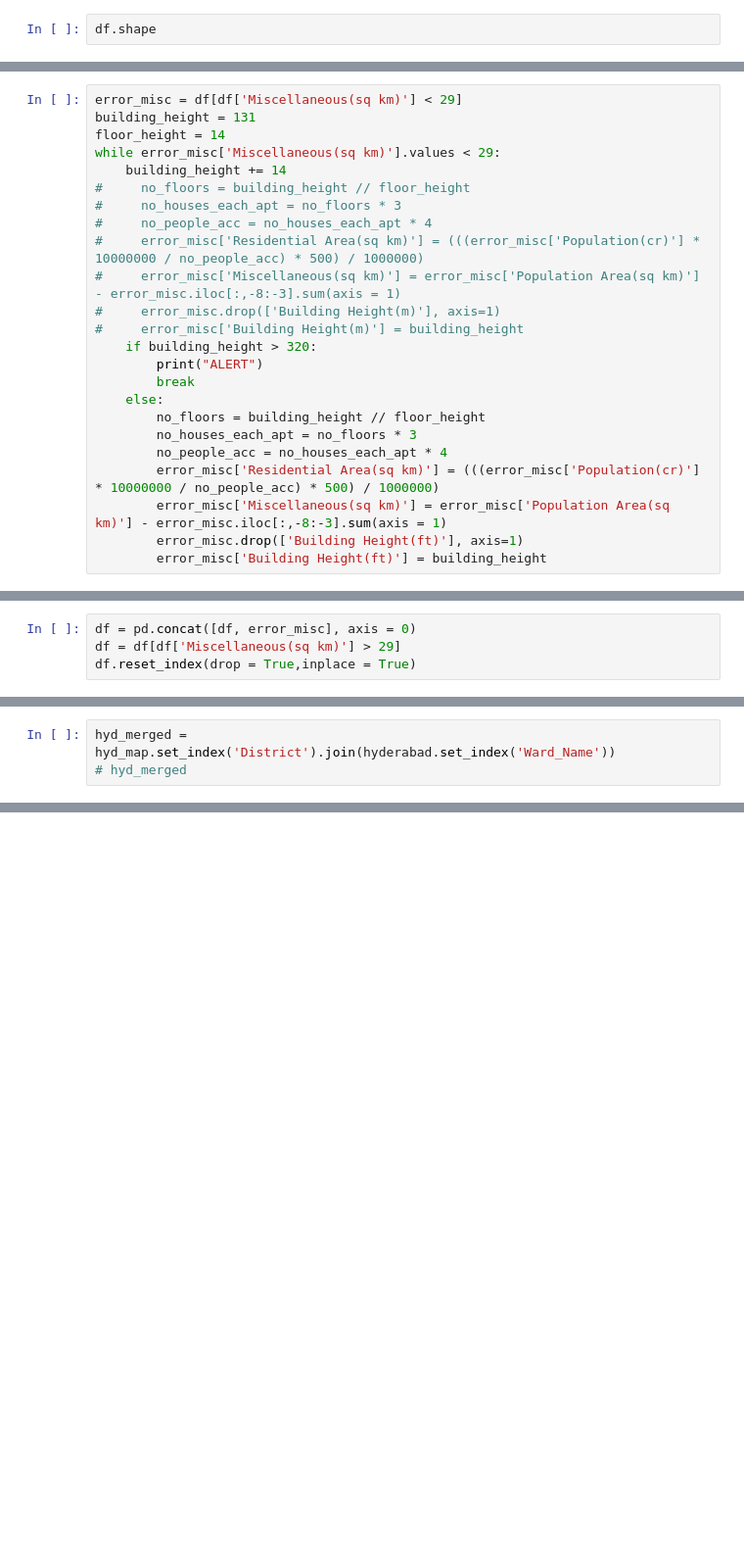
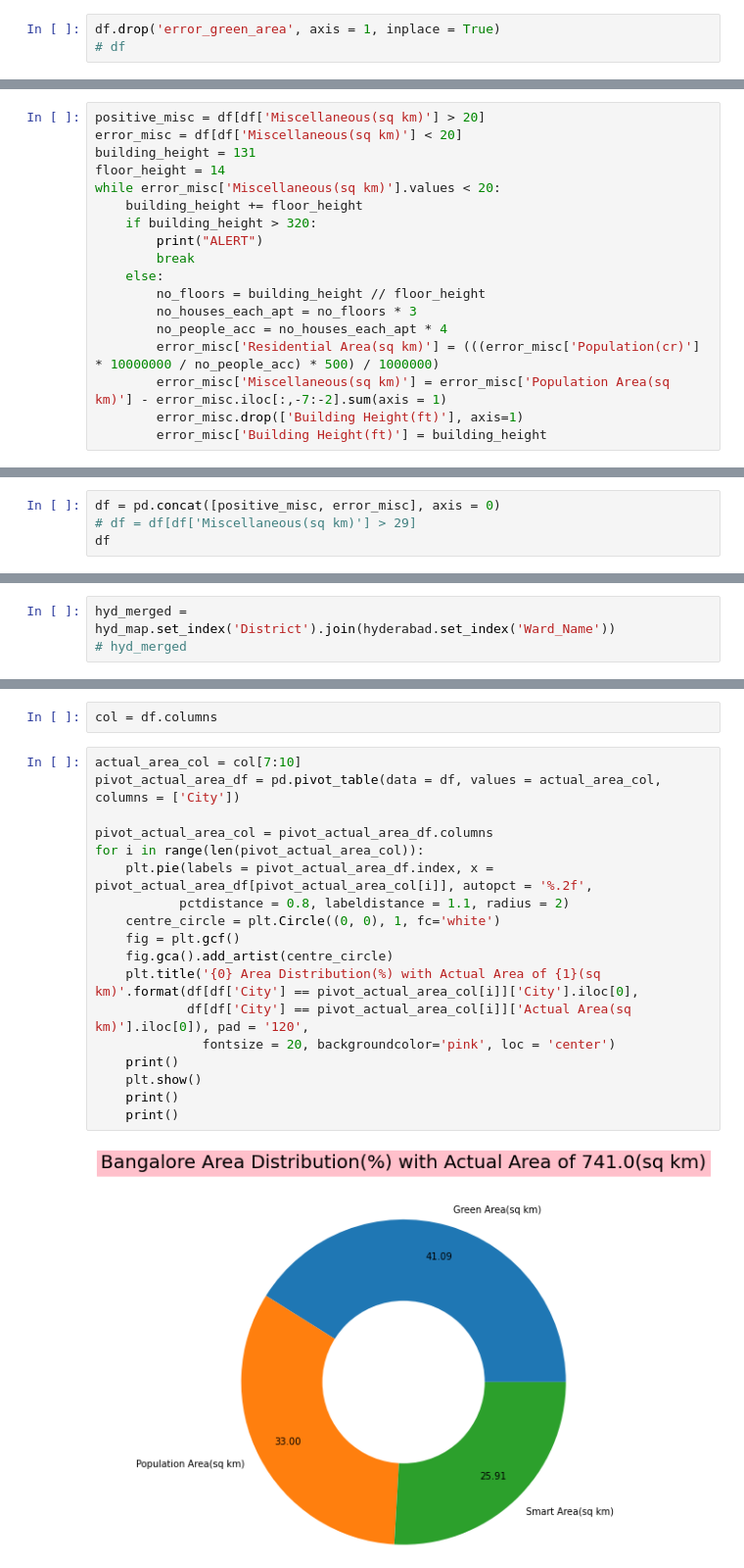
Before and after one commit to Shubhang7100/Urban-Development-Analysis, a Jupyter notebook: Smart Plan Analysis.ipynb, the cells around one changed output, grey strips where cells are left out. Shown: that part at 98% size. Saved outputs shown, nothing was run; the diff lists cells and outputs as text; blank space fills up the shorter version.

```diff
--- a/Smart Plan Analysis.ipynb
+++ b/Smart Plan Analysis.ipynb
@@ -287,2 +168,3 @@ df = pd.concat([pos_error_green, neg_error_green], axis = 0)
 # %%
-df.shape
+df.drop('error_green_area', axis = 1, inplace = True)
+# df
@@ -291,16 +171,10 @@ df.shape
 # %%
-error_misc = df[df['Miscellaneous(sq km)'] < 29]
+positive_misc = df[df['Miscellaneous(sq km)'] > 20]
+error_misc = df[df['Miscellaneous(sq km)'] < 20]
 building_height = 131
 floor_height = 14
-while error_misc['Miscellaneous(sq km)'].values < 29:
-    building_height += 14
-#     no_floors = building_height // floor_height
-#     no_houses_each_apt = no_floors * 3
-#     no_people_acc = no_houses_each_apt * 4
-#     error_misc['Residential Area(sq km)'] = (((error_misc['Population(cr)'] * 10000000 / no_people_acc) * 500) / 1000000)
-#     error_misc['Miscellaneous(sq km)'] = error_misc['Population Area(sq km)'] - error_misc.iloc[:,-8:-3].sum(axis = 1)
-#     error_misc.drop(['Building Height(m)'], axis=1)
-#     error_misc['Building Height(m)'] = building_height
+while error_misc['Miscellaneous(sq km)'].values < 20:
+    building_height += floor_height
     if building_height > 320:
         print("ALERT")
         break
@@ -309,7 +183,7 @@ while error_misc['Miscellaneous(sq km)'].values < 29:
         no_houses_each_apt = no_floors * 3
         no_people_acc = no_houses_each_apt * 4
         error_misc['Residential Area(sq km)'] = (((error_misc['Population(cr)'] * 10000000 / no_people_acc) * 500) / 1000000)
-        error_misc['Miscellaneous(sq km)'] = error_misc['Population Area(sq km)'] - error_misc.iloc[:,-8:-3].sum(axis = 1)
+        error_misc['Miscellaneous(sq km)'] = error_misc['Population Area(sq km)'] - error_misc.iloc[:,-7:-2].sum(axis = 1)
         error_misc.drop(['Building Height(ft)'], axis=1)
         error_misc['Building Height(ft)'] = building_height
 # %% [output]
@@ -347,4 +197,4 @@ df.head()
 # %%
-df = pd.concat([df, error_misc], axis = 0)
-df = df[df['Miscellaneous(sq km)'] > 29]
-df.reset_index(drop = True,inplace = True)
+df = pd.concat([positive_misc, error_misc], axis = 0)
+# df = df[df['Miscellaneous(sq km)'] > 29]
+df
@@ -497,0 +344,22 @@ cbar = fig.colorbar(sm);
+# %%
+col = df.columns
+# %%
+actual_area_col = col[7:10]
+pivot_actual_area_df = pd.pivot_table(data = df, values = actual_area_col, columns = ['City'])
+
+pivot_actual_area_col = pivot_actual_area_df.columns
+for i in range(len(pivot_actual_area_col)):
+    plt.pie(labels = pivot_actual_area_df.index, x = pivot_actual_area_df[pivot_actual_area_col[i]], autopct = '%.2f',
+           pctdistance = 0.8, labeldistance = 1.1, radius = 2)
+    centre_circle = plt.Circle((0, 0), 1, fc='white')
+    fig = plt.gcf()
+    fig.gca().add_artist(centre_circle)
+    plt.title('{0} Area Distribution(%) with Actual Area of {1}(sq km)'.format(df[df['City'] == pivot_actual_area_col[i]]['City'].iloc[0],
+            df[df['City'] == pivot_actual_area_col[i]]['Actual Area(sq km)'].iloc[0]), pad = '120',
+              fontsize = 20, backgroundcolor='pink', loc = 'center')
+    print()
+    plt.show()
+    print()
+    print()
+# %% [output]
+[figure, added]
```
Also changed, not shown: parts of 40 cells of this notebook, 1 other file.
